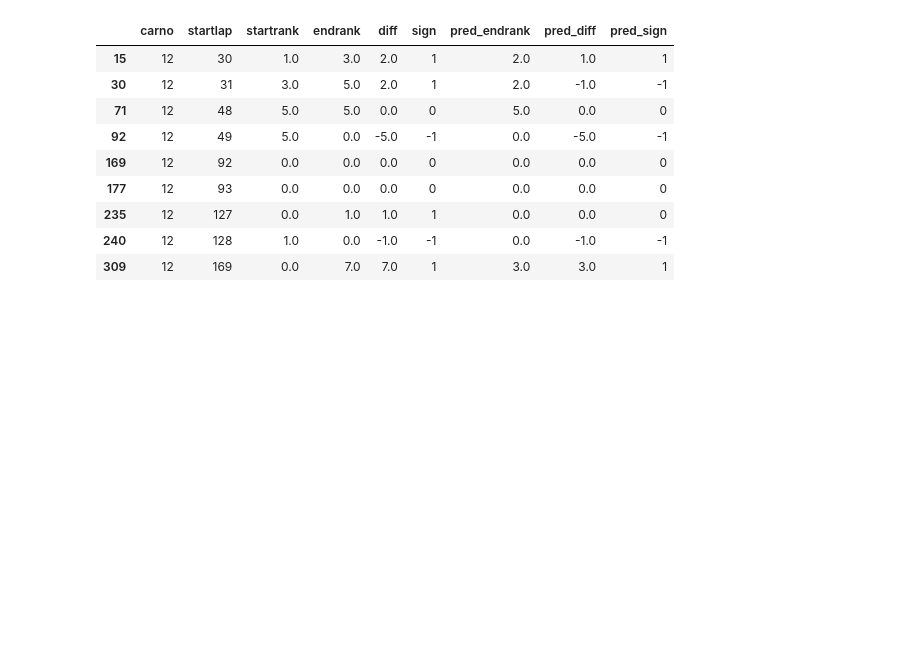
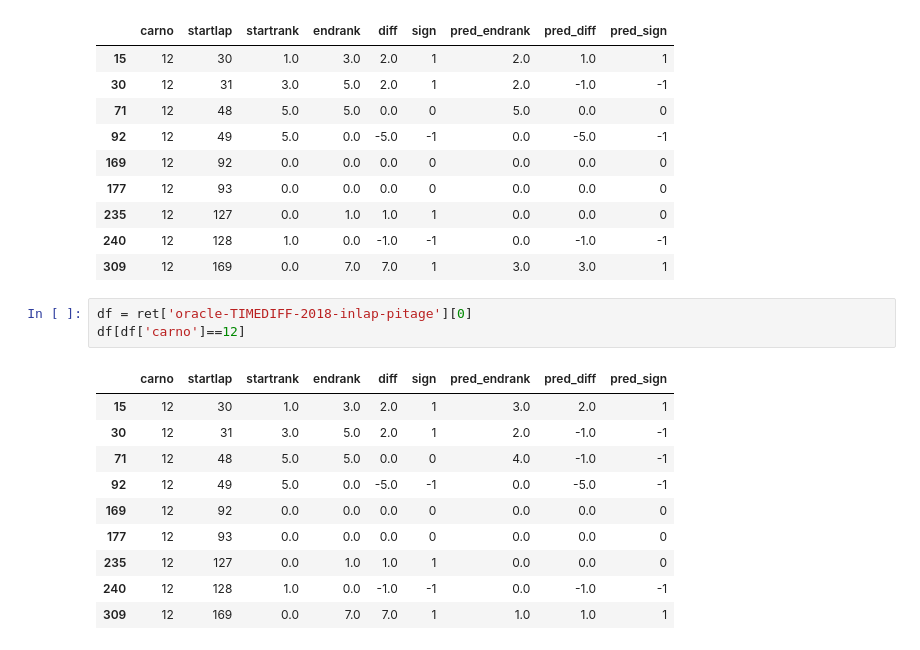
Before and after one commit to DSC-SPIDAL/rankpredictor, a Jupyter notebook: run/20.RankNet/notebook/RankForecasting-stint-paper.ipynb, the cells around one changed output. Saved outputs shown, nothing was run; the diff lists cells and outputs as text; blank space fills up the shorter version.

```diff
--- a/run/20.RankNet/notebook/RankForecasting-stint-paper.ipynb
+++ b/run/20.RankNet/notebook/RankForecasting-stint-paper.ipynb
@@ -846,3 +847,17 @@ df[df['carno']==12]
 | 235 | 12 | 127 | 0.0 | 1.0 | 1.0 | 1 | 0.0 | 0.0 | 0 |
 | 240 | 12 | 128 | 1.0 | 0.0 | -1.0 | -1 | 0.0 | -1.0 | -1 |
 | 309 | 12 | 169 | 0.0 | 7.0 | 7.0 | 1 | 3.0 | 3.0 | 1 |
+# %%
+df = ret['oracle-TIMEDIFF-2018-inlap-pitage'][0]
+df[df['carno']==12]
+# %% [output]
+|  | carno | startlap | startrank | endrank | diff | sign | pred_endrank | pred_diff | pred_sign |
+| 15 | 12 | 30 | 1.0 | 3.0 | 2.0 | 1 | 3.0 | 2.0 | 1 |
+| 30 | 12 | 31 | 3.0 | 5.0 | 2.0 | 1 | 2.0 | -1.0 | -1 |
+| 71 | 12 | 48 | 5.0 | 5.0 | 0.0 | 0 | 4.0 | -1.0 | -1 |
+| 92 | 12 | 49 | 5.0 | 0.0 | -5.0 | -1 | 0.0 | -5.0 | -1 |
+| 169 | 12 | 92 | 0.0 | 0.0 | 0.0 | 0 | 0.0 | 0.0 | 0 |
+| 177 | 12 | 93 | 0.0 | 0.0 | 0.0 | 0 | 0.0 | 0.0 | 0 |
+| 235 | 12 | 127 | 0.0 | 1.0 | 1.0 | 1 | 0.0 | 0.0 | 0 |
+| 240 | 12 | 128 | 1.0 | 0.0 | -1.0 | -1 | 0.0 | -1.0 | -1 |
+| 309 | 12 | 169 | 0.0 | 7.0 | 7.0 | 1 | 1.0 | 1.0 | 1 |
```
Also changed, not shown: parts of 26 cells of this notebook, 5 other files.
